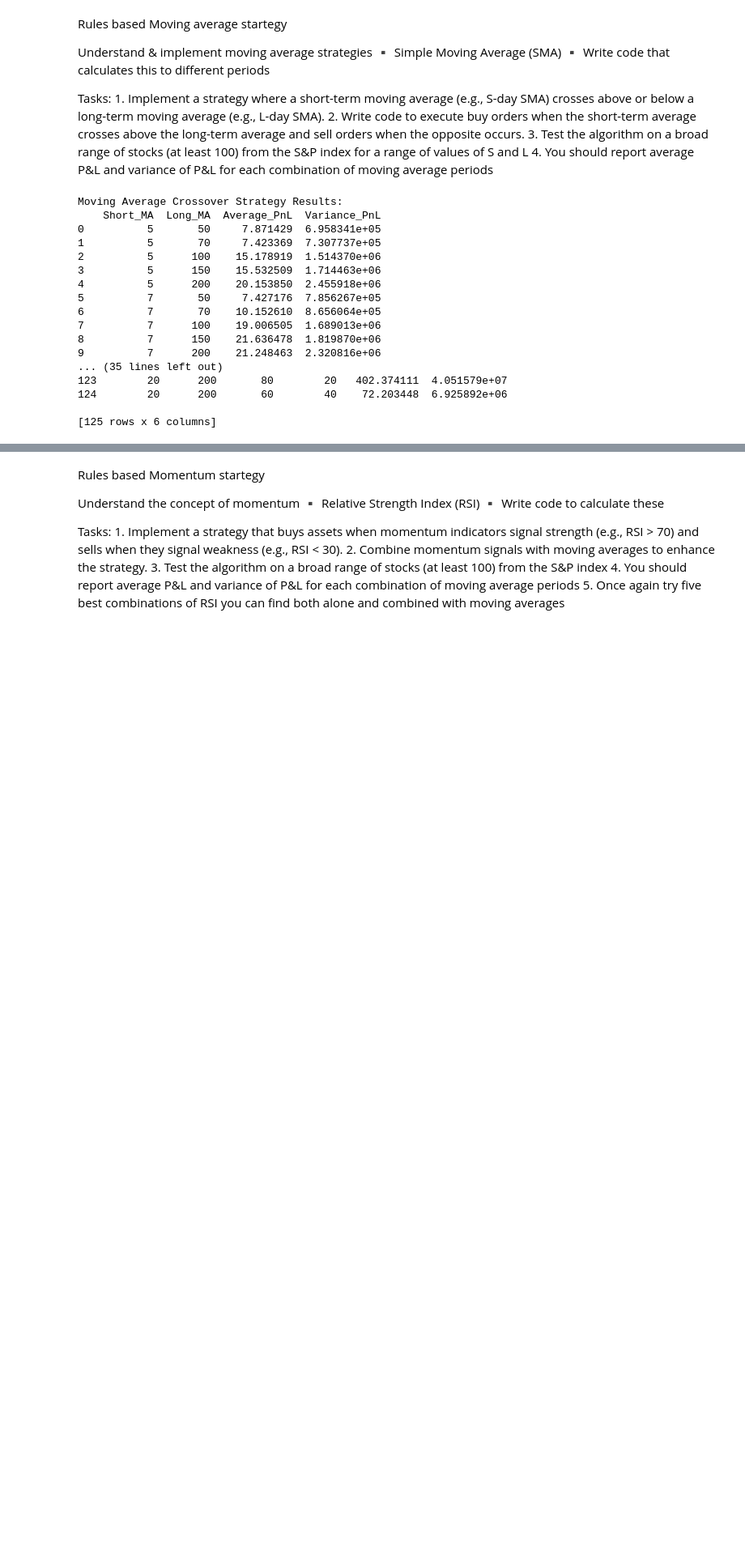
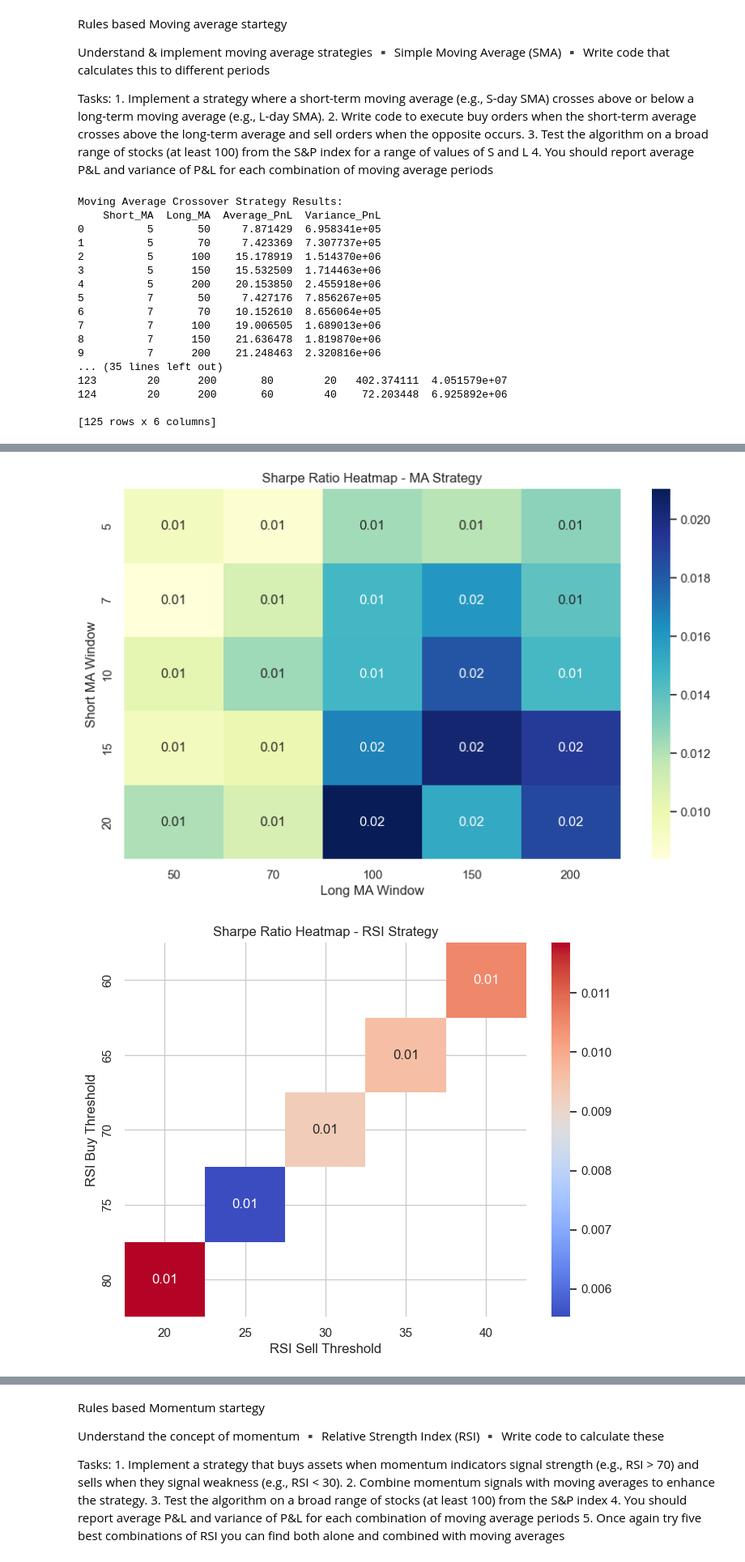
Before and after one commit to nithunrajp/APM_algo_trading, a Jupyter notebook: main.ipynb, the cells around one changed output, grey strips where cells are left out. Shown: that part at 81% size. Saved outputs shown, nothing was run; the diff lists cells and outputs as text; code cells hidden in the pictures; blank space fills up the shorter version.

```diff
--- a/main.ipynb
+++ b/main.ipynb
@@ -230,7 +230,7 @@ def get_trades_for_ticker_combined(df, s, l, rsi_buy, rsi_sell):
 
 # Load the CSV file.
 # The CSV is assumed to have the first column as "Date" and all subsequent columns are adjusted close prices for S&P 500 stocks.
-data = pd.read_csv('fully_cleaned_stock_data.csv', parse_dates=['Date'])
+data = pd.read_csv('DF_fully_cleaned_stock_data.csv', parse_dates=['Date'])
 data.sort_values('Date', inplace=True)
 
 # All columns except 'Date' represent different stocks.
@@ -362,0 +690,53 @@ Moving Average Crossover Strategy Results:
+# %%
+# ===============================
+# 📊 Strategy Performance Visualizations
+# ===============================
+import matplotlib.pyplot as plt
+import seaborn as sns
+
+# Set theme
+sns.set(style="whitegrid")
+
+# --- 1. Heatmap for MA Strategy ---
+ma_pivot = ma_results_df.pivot(index="Short_MA", columns="Long_MA", values="Sharpe")
+plt.figure(figsize=(10, 6))
+sns.heatmap(ma_pivot, annot=True, cmap="YlGnBu", fmt=".2f")
+plt.title("Sharpe Ratio Heatmap - MA Strategy")
+plt.xlabel("Long MA Window")
+plt.ylabel("Short MA Window")
+plt.show()
+
+# --- 2. Heatmap for RSI Strategy ---
+rsi_pivot = rsi_results_df.pivot(index="RSI_Buy", columns="RSI_Sell", values="Sharpe")
+plt.figure(figsize=(8, 6))
+sns.heatmap(rsi_pivot, annot=True, cmap="coolwarm", fmt=".2f")
+plt.title("Sharpe Ratio Heatmap - RSI Strategy")
+plt.xlabel("RSI Sell Threshold")
+plt.ylabel("RSI Buy Threshold")
+plt.show()
+
+# --- 3. Heatmap for Combined Strategy (Fixed RSI Buy/Sell = 70/30) ---
+filtered_combined = combined_results_df[
+    (combined_results_df['RSI_Buy'] == 70) & (combined_results_df['RSI_Sell'] == 30)
+]
+combined_pivot = filtered_combined.pivot(index="Short_MA", columns="Long_MA", values="Sharpe")
+plt.figure(figsize=(10, 6))
+sns.heatmap(combined_pivot, annot=True, cmap="magma", fmt=".2f")
+plt.title("Sharpe Ratio Heatmap - Combined Strategy (RSI 70/30)")
+plt.xlabel("Long MA Window")
+plt.ylabel("Short MA Window")
+plt.show()
+
+# --- 4. Line Plot: Sharpe Across RSI Thresholds ---
+plt.figure(figsize=(10, 5))
+for buy, group in rsi_results_df.groupby('RSI_Buy'):
+    plt.plot(group['RSI_Sell'], group['Sharpe'], label=f'RSI Buy = {buy}')
+plt.title("Sharpe Ratio vs. RSI Sell Thresholds")
+plt.xlabel("RSI Sell Threshold")
+plt.ylabel("Sharpe Ratio")
+plt.legend(title="Buy Threshold")
+plt.grid(True)
+plt.show()
+# %% [output]
+[figure, added]
+[figure, added]
```
Also changed, not shown: parts of 4 cells of this notebook, 2 other files.
